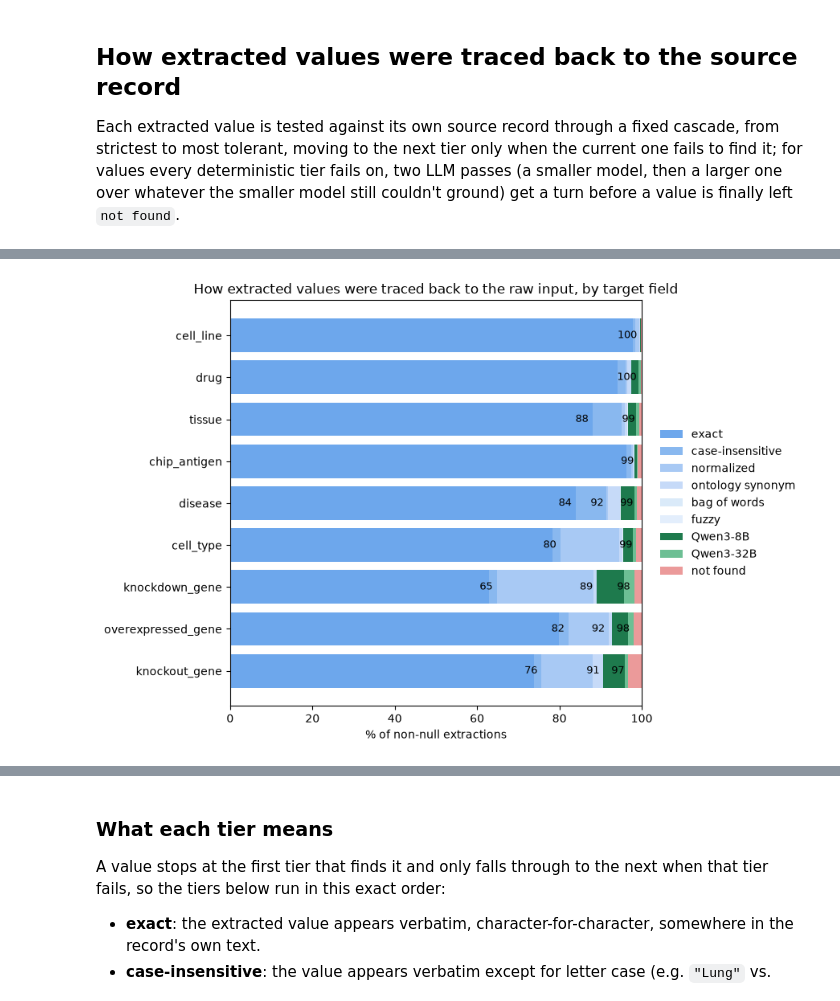
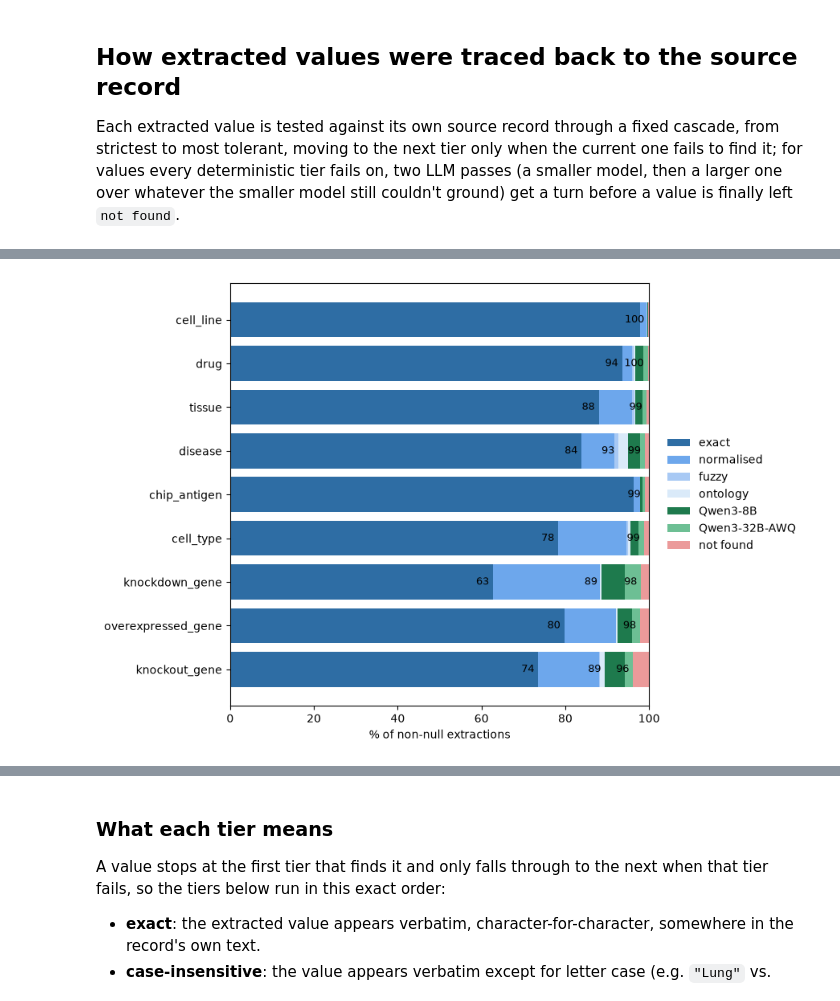
Before and after one commit to nuriafari/BH26_BioSample_bsllmner_mk2_value_provenance, a Jupyter notebook: notebooks/biosample_trace_back_evaluation.ipynb, the cells around one changed output, grey strips where cells are left out. Saved outputs shown, nothing was run; the diff lists cells and outputs as text; code cells hidden in the pictures.

```diff
--- a/notebooks/biosample_trace_back_evaluation.ipynb
+++ b/notebooks/biosample_trace_back_evaluation.ipynb
@@ -193,57 +175,69 @@ def _select_label_positions(candidates: list[float], min_gap: float = 6.0) -> li
     return kept
 
 
-def plot_strategy_breakdown(stats: pd.DataFrame, figsize: tuple[float, float] = (9, 6)) -> None:
-    """Blue gradient sized to `MATCH_STRATEGIES`, green gradient sized to `LLM_TIERS`, red for "not
-    found" -- built from those live lists rather than a hardcoded per-name dict, since this
-    pipeline's tiers have changed before and a hardcoded dict would silently KeyError the moment a
-    new one shows up in the data.
-    """
-    order = STRATEGY_ORDER
-    blues = ["#6da7ec", "#89b8ef", "#a8c9f4", "#c6daf8", "#daeaf9", "#e3eefc"]
+# Deterministic strategies grouped into four visually distinct buckets for this figure -- exact,
+# normalised (case-insensitive + normalized + bag of words combined), fuzzy, and ontology synonym
+# -- since six near-identical blue shades were not visually distinguishable. The underlying `stats`
+# columns stay ungrouped (used as-is elsewhere, e.g. the pooled tier totals above).
+DISPLAY_STRATEGY_GROUPS = {
+    "exact": ["exact"],
+    "normalised": ["case-insensitive", "normalized", "bag of words"],
+    "fuzzy": ["fuzzy"],
+    "ontology": ["ontology synonym"],
+}
+DISPLAY_ORDER = [*DISPLAY_STRATEGY_GROUPS, *LLM_TIERS, "not found"]
+
+
+def plot_strategy_breakdown(stats: pd.DataFrame, figsize: tuple[float, float] = (9, 6), save_path=None) -> None:
+    blues = ["#2e6da4", "#6da7ec", "#a8c9f4", "#daeaf9"]
     greens = ["#1e7a4d", "#6dbf94", "#a8dfc0", "#d3f0e0"]
     colors = (
-        dict(zip(MATCH_STRATEGIES, blues[: len(MATCH_STRATEGIES)]))
+        dict(zip(DISPLAY_STRATEGY_GROUPS, blues))
         | dict(zip(LLM_TIERS, greens[: len(LLM_TIERS)]))
         | {"not found": "#eb9a9a"}
     )
 
     fields = stats.sort_values("pct_found")["target_field"].tolist()
     pct = stats.set_index("target_field")
-    pct = pct[order].div(pct["n_with_value"], axis=0) * 100
-    pct = pct.loc[fields]
+    pct = pct[STRATEGY_ORDER].div(pct["n_with_value"], axis=0) * 100
+    display_pct = pd.DataFrame({group: pct[cols].sum(axis=1) for group, cols in DISPLAY_STRATEGY_GROUPS.items()})
+    for tier in [*LLM_TIERS, "not found"]:
+        display_pct[tier] = pct[tier]
+    display_pct = display_pct.loc[fields]
 
     fig, ax = plt.subplots(figsize=figsize)
     y_pos = list(range(len(fields)))
-    left = pd.Series(0.0, index=pct.index)
-    for strategy in order:
-        ax.barh(y_pos, pct[strategy], left=left, label=strategy, color=colors[strategy])
-        left += pct[strategy]
+    left = pd.Series(0.0, index=display_pct.index)
+    for strategy in DISPLAY_ORDER:
+        ax.barh(y_pos, display_pct[strategy], left=left, label=strategy, color=colors[strategy])
+        left += display_pct[strategy]
 
     for y, field in zip(y_pos, fields):
         # candidate label positions: cumulative boundaries over every FOUND tier, largest = pct_found
         cum = 0.0
         candidates = []
-        for strategy in [*MATCH_STRATEGIES, *LLM_TIERS]:
-            cum += pct.loc[field, strategy]
-            if pct.loc[field, strategy] > 0:
+        for strategy in [*DISPLAY_STRATEGY_GROUPS, *LLM_TIERS]:
+            cum += display_pct.loc[field, strategy]
+            if display_pct.loc[field, strategy] > 0:
                 candidates.append(cum)
         for value in _select_label_positions(candidates):
             ax.text(value - 1, y, f"{value:.0f}", va="center", ha="right", fontsize=9, color="black")
 
     ax.set_yticks(y_pos)
     ax.set_yticklabels(fields)
     ax.set_xlim(0, 100)
     ax.set_xlabel("% of non-null extractions")
-    ax.set_title("How extracted values were traced back to the raw input, by target field")
     ax.legend(loc="center left", bbox_to_anchor=(1.02, 0.5), frameon=False)
     plt.tight_layout()
+    if save_path is not None:
+        save_path.parent.mkdir(parents=True, exist_ok=True)
+        fig.savefig(save_path, format="svg", bbox_inches="tight")
     plt.show()
 
 
-plot_strategy_breakdown(strategy_stats)
+plot_strategy_breakdown(strategy_stats, save_path=PROJECT_ROOT / "docs/assets/value_provenance/provenance_cascade_by_field.svg")
 # %% [output]
-[figure, old version]
+[figure, new version]
 # %%
 # POOLED COUNT AND PERCENTAGE PER TIER, ACROSS ALL 9 TARGET FIELDS -- WHAT THE PLOT ABOVE AVERAGES OVER
 pooled_tier_totals = strategy_stats[STRATEGY_ORDER].sum()
```
Also changed, not shown: parts of 37 cells of this notebook, 38 other files.
